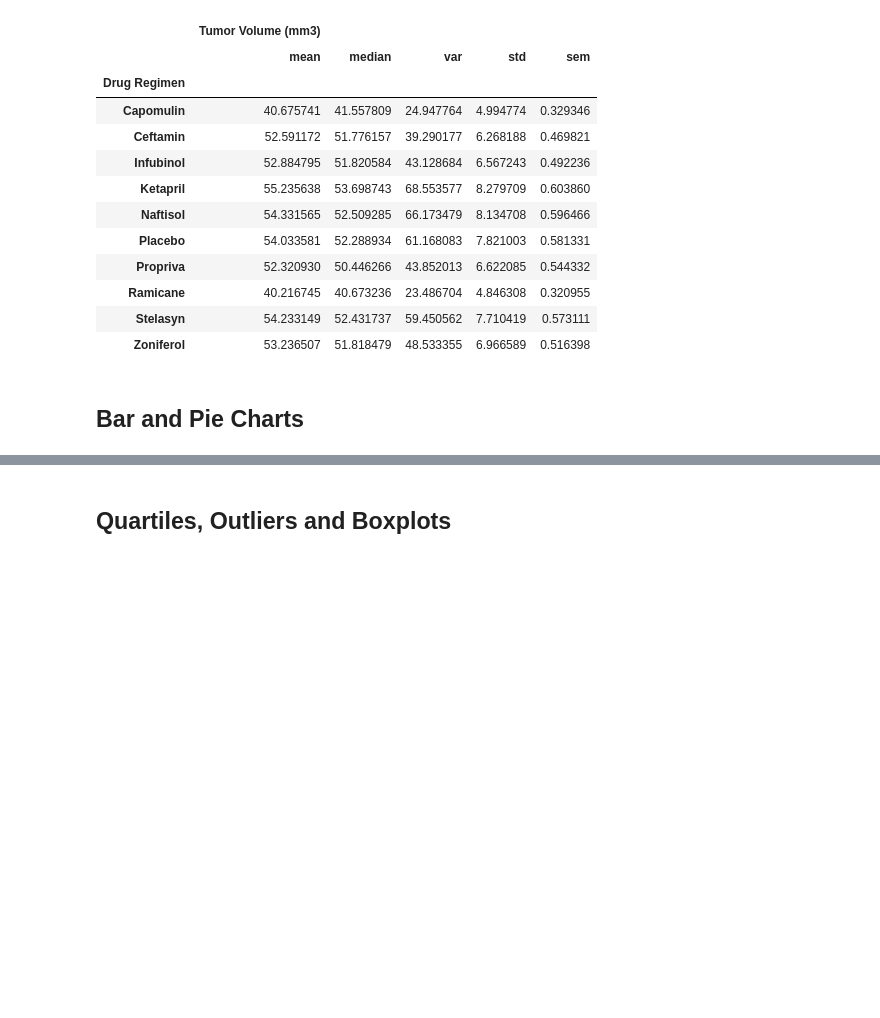
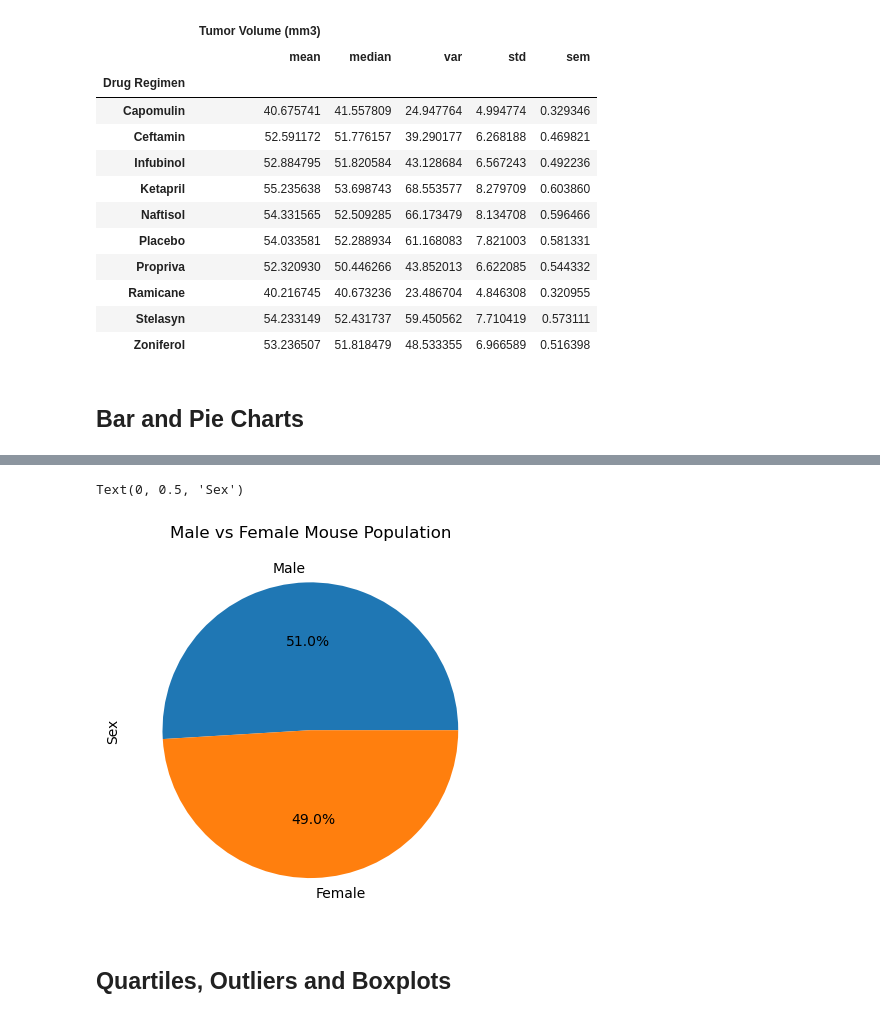
Before and after one commit to Faith-Hall/05-matplotlib-challenge, a Jupyter notebook: Pymaceuticals/pymaceuticals.ipynb, the cells around one changed output, grey strips where cells are left out. Drawn from its saved outputs; the diff is of its cells as text; code cells hidden in the pictures; blank space fills up the shorter version.

```diff
--- a/Pymaceuticals/pymaceuticals.ipynb
+++ b/Pymaceuticals/pymaceuticals.ipynb
@@ -143,5 +171,13 @@ summary_agg
 # %%
 # Generate a pie plot showing the distribution of female versus male mice using pyplot
+labels = ['Female', 'Male']
+sizes = [49.7999197, 50.200803]
+plot = gender_plt.plot.pie(y='Total Count', autopct="%1.1f%%")
+plt.title('Male vs Female Mouse Population')
+plt.ylabel('Sex')
+# %% [output]
+Text(0, 0.5, 'Sex')
+[figure, added]
 # %% [markdown]
 ## Quartiles, Outliers and Boxplots
 # %%
```
Also changed, not shown: parts of 6 cells of this notebook, 1 other file.
